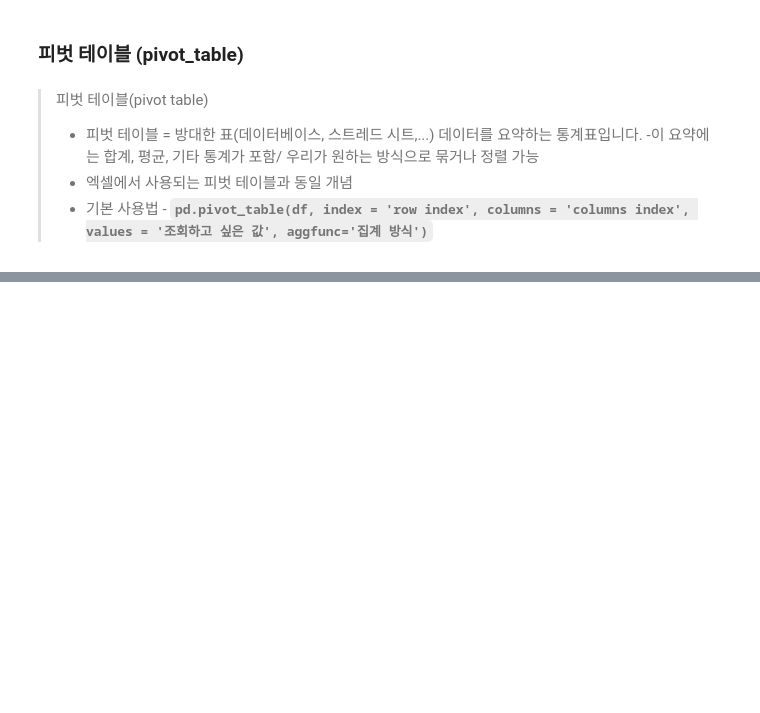
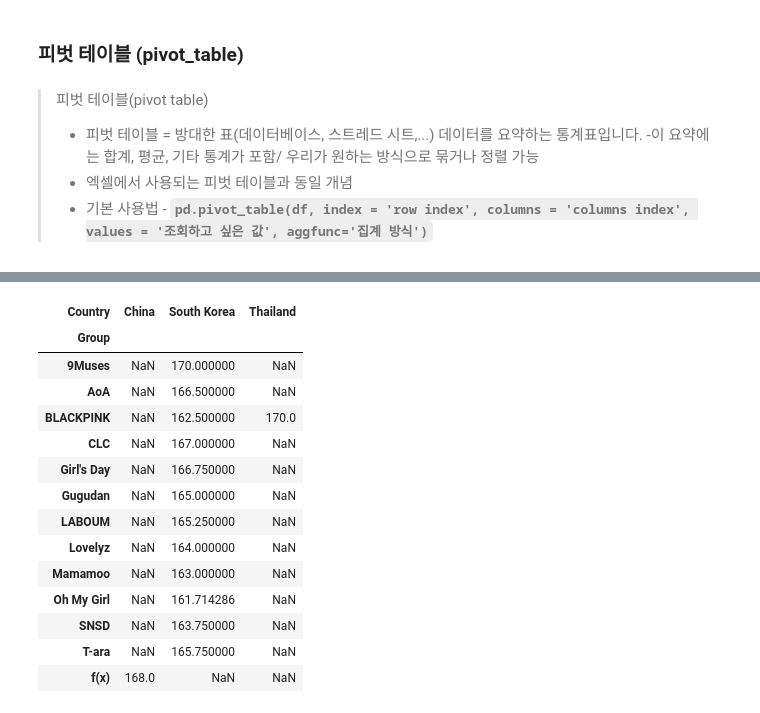
Before and after one commit to sleeptiger/Abc-project, a Jupyter notebook: pandas정리L.ipynb, the cells around one changed output, grey strips where cells are left out. Cells and saved outputs as stored; diff of their text form; code cells hidden in the pictures; blank space fills up the shorter version.

```diff
--- a/pandas정리L.ipynb
+++ b/pandas정리L.ipynb
@@ -627,0 +350,19 @@ df.info()
+# %%
+# pd.pivot_table(csv_name, row_name, column_name, values, aggfunc(집계방식))
+pd.pivot_table(df, index='Group', columns='Country', values='Height', aggfunc='mean')
+# %% [output]
+| Country | China | South Korea | Thailand |
+| Group |  |  |  |
+| 9Muses | NaN | 170.000000 | NaN |
+| AoA | NaN | 166.500000 | NaN |
+| BLACKPINK | NaN | 162.500000 | 170.0 |
+| CLC | NaN | 167.000000 | NaN |
+| Girl's Day | NaN | 166.750000 | NaN |
+| Gugudan | NaN | 165.000000 | NaN |
+| LABOUM | NaN | 165.250000 | NaN |
+| Lovelyz | NaN | 164.000000 | NaN |
+| Mamamoo | NaN | 163.000000 | NaN |
+| Oh My Girl | NaN | 161.714286 | NaN |
+| SNSD | NaN | 163.750000 | NaN |
+| T-ara | NaN | 165.750000 | NaN |
+| f(x) | 168.0 | NaN | NaN |
```
Also changed, not shown: parts of 38 cells of this notebook.
